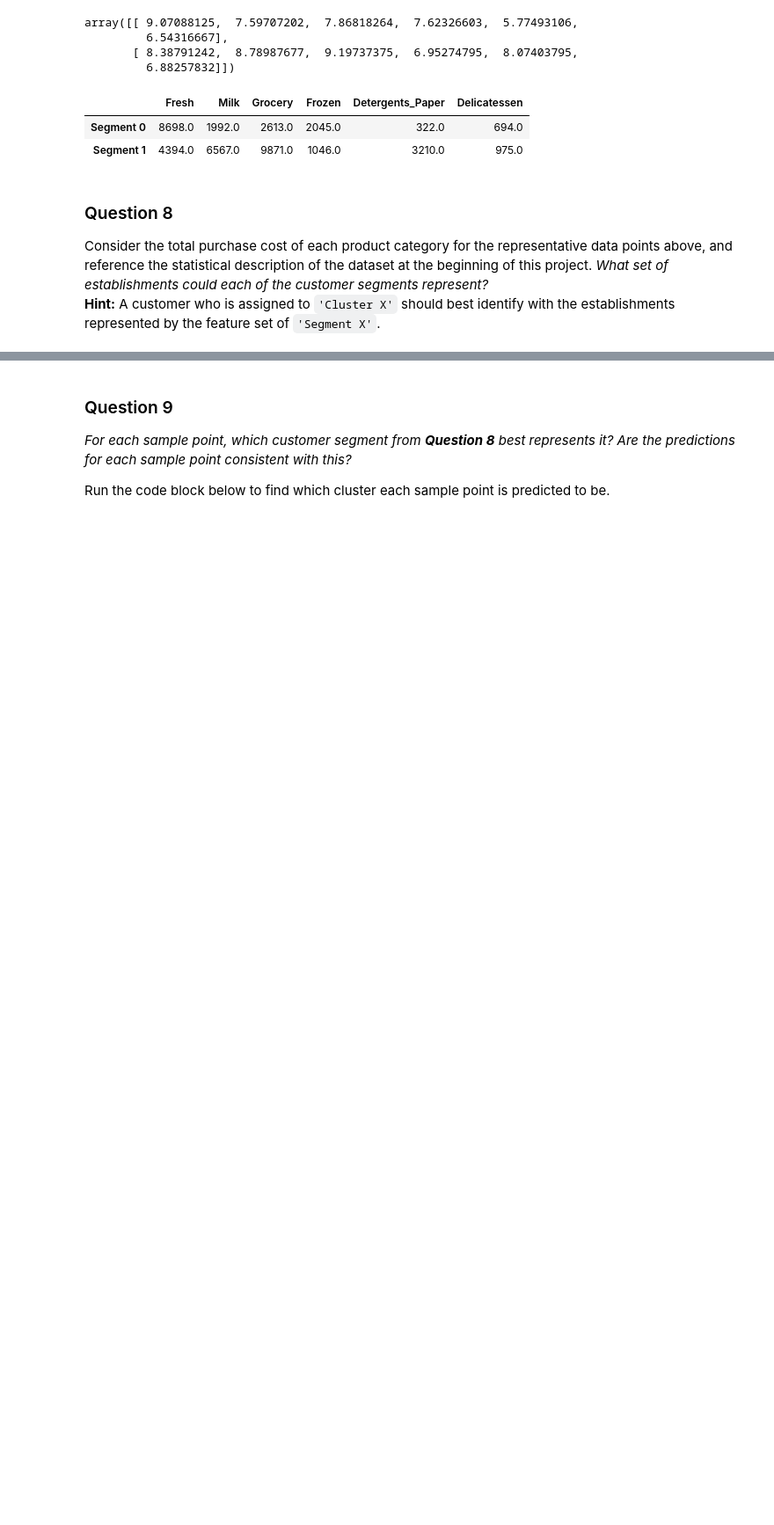
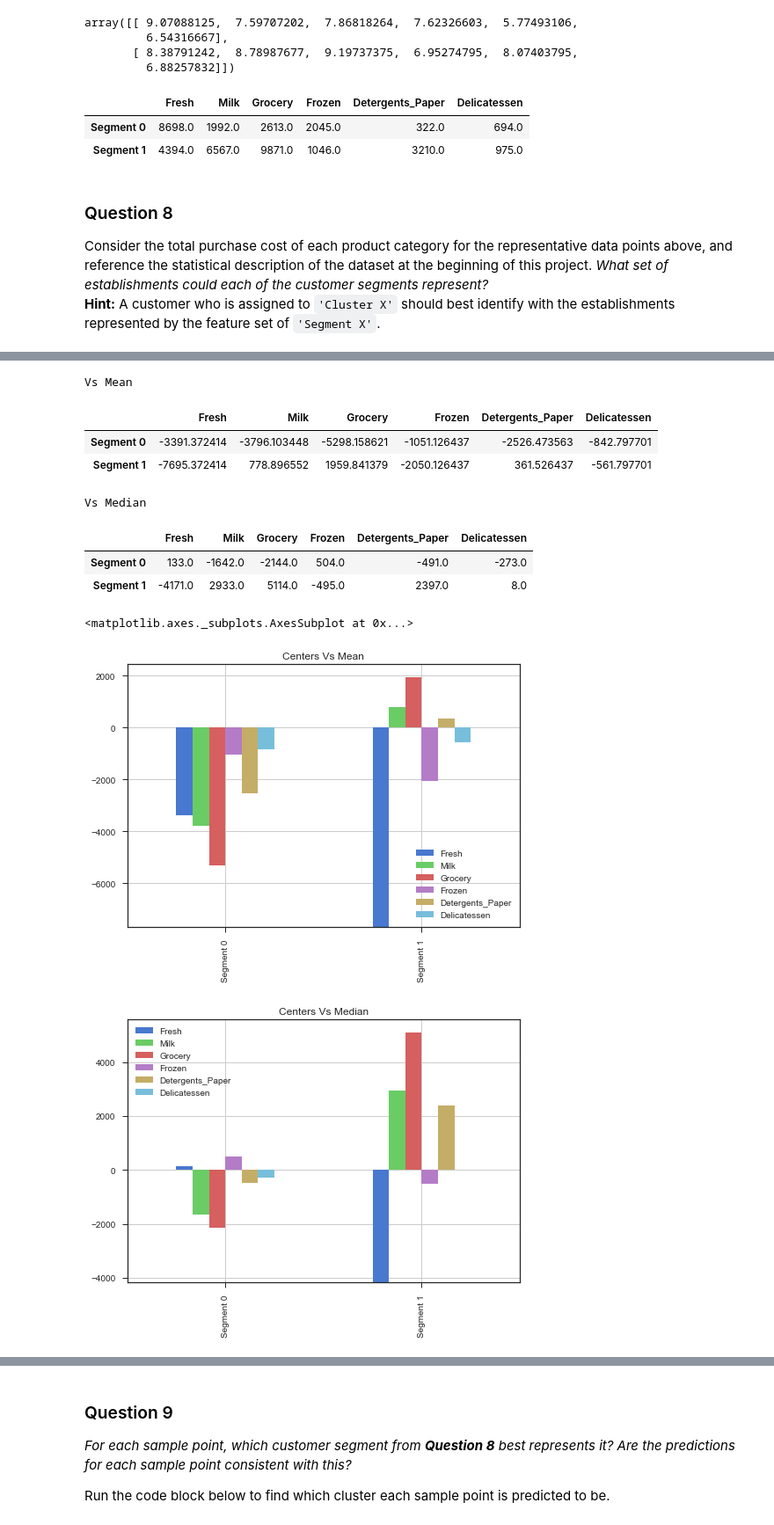
Before and after one commit to phanindravarma38/ConsumerAnalysys_UnsupervisedLearning, a Jupyter notebook: customer_segments.ipynb, the cells around one changed output, grey strips where cells are left out. Shown at 88% size. Saved outputs shown, nothing was run; the diff lists cells and outputs as text; code cells hidden in the pictures; blank space fills up the shorter version.

```diff
--- a/customer_segments.ipynb
+++ b/customer_segments.ipynb
@@ -853,0 +889,22 @@ Consider the total purchase cost of each product category for the representative
+# %%
+good_data2 = data.drop(data.index[outliers]).reset_index(drop = True)
+good_statistics=good_data2.describe()
+good_statistics=good_statistics.append(pd.DataFrame(good_data2.median(),columns={"median"}).T)
+print "Vs Mean"
+display(true_centers-good_statistics.loc["mean"])
+(true_centers-good_statistics.loc["mean"]).plot.bar(fig=fig,title="Centers Vs Mean", grid=True)
+print "Vs Median"
+display(true_centers-good_statistics.loc["median"])
+(true_centers-good_statistics.loc["median"]).plot.bar(fig=fig,title="Centers Vs Median", grid=True)
+# %% [output]
+Vs Mean
+|  | Fresh | Milk | Grocery | Frozen | Detergents_Paper | Delicatessen |
+| Segment 0 | -3391.372414 | -3796.103448 | -5298.158621 | -1051.126437 | -2526.473563 | -842.797701 |
+| Segment 1 | -7695.372414 | 778.896552 | 1959.841379 | -2050.126437 | 361.526437 | -561.797701 |
+Vs Median
+|  | Fresh | Milk | Grocery | Frozen | Detergents_Paper | Delicatessen |
+| Segment 0 | 133.0 | -1642.0 | -2144.0 | 504.0 | -491.0 | -273.0 |
+| Segment 1 | -4171.0 | 2933.0 | 5114.0 | -495.0 | 2397.0 | 8.0 |
+<matplotlib.axes._subplots.AxesSubplot at 0x...>
+[figure, added]
+[figure, added]
```
Also changed, not shown: parts of 19 cells of this notebook.
